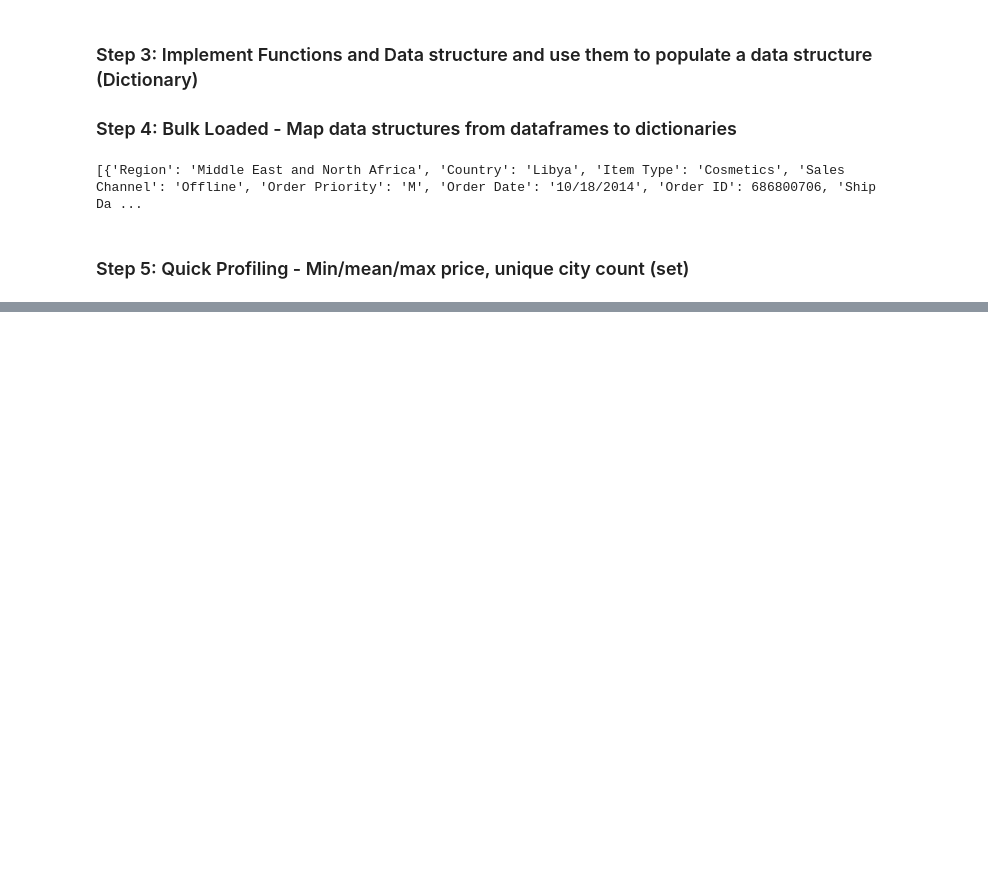
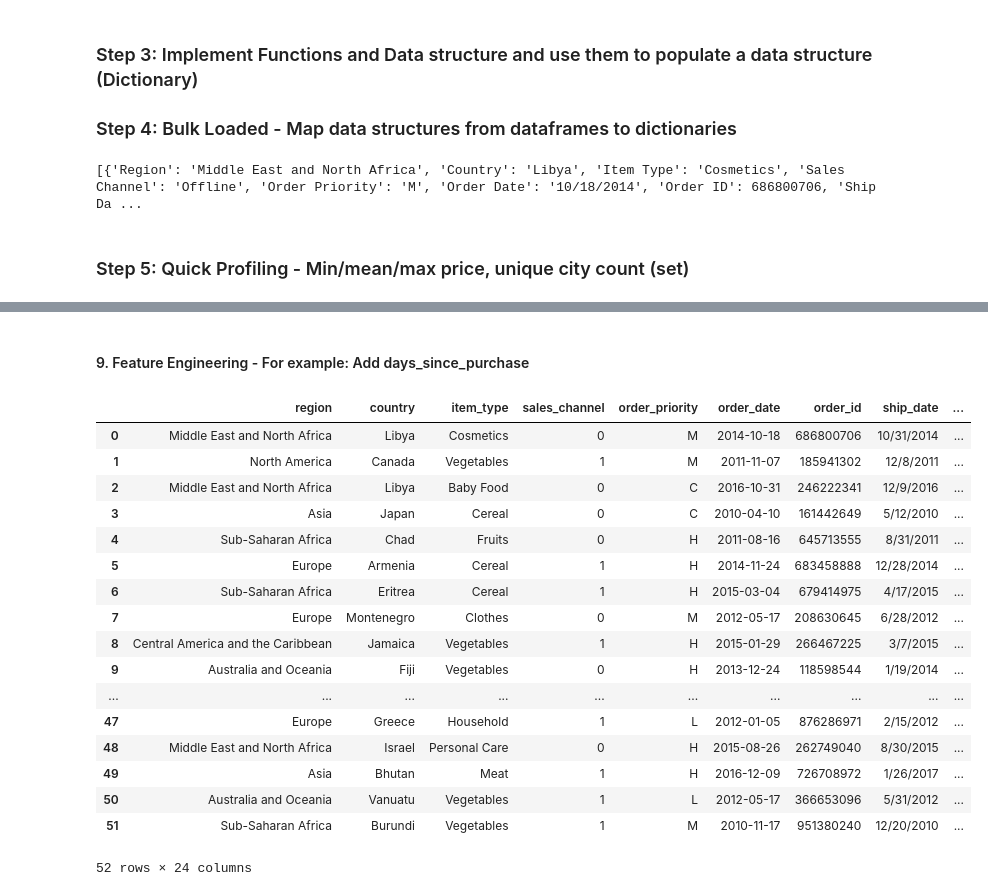
Before and after one commit to Mostafa-Allahmoradi/Lab2---Data-Collection-and-Pre-processing, a Jupyter notebook: lab2_notebook.ipynb, the cells around one changed output, grey strips where cells are left out. Cells and saved outputs as stored; diff of their text form; code cells hidden in the pictures; blank space fills up the shorter version.

```diff
--- a/lab2_notebook.ipynb
+++ b/lab2_notebook.ipynb
@@ -181,0 +276,36 @@ sales_shipping_data.head(len(sales_shipping_data))
+# %% [markdown]
+#### 9. Feature Engineering - For example: Add days_since_purchase
+# %%
+def add_days_since_purchase(df):
+    date_col="order_date"
+    # Ensure the column is datetime
+    df[date_col] = pd.to_datetime(df[date_col], errors="coerce")
+
+    # Compute days since purchase
+    today = pd.Timestamp.today().normalize()  # removes time portion
+    df["days_since_purchase"] = (today - df[date_col]).dt.days
+
+    return df
+
+sales_shipping_data = add_days_since_purchase(sales_shipping_data)
+
+sales_shipping_data.head(len(sales_records_path))
+# %% [output]
+|  | region | country | item_type | sales_channel | order_priority | order_date | order_id | ship_date | ... |
+| 0 | Middle East and North Africa | Libya | Cosmetics | 0 | M | 2014-10-18 | 686800706 | 10/31/2014 | ... |
+| 1 | North America | Canada | Vegetables | 1 | M | 2011-11-07 | 185941302 | 12/8/2011 | ... |
+| 2 | Middle East and North Africa | Libya | Baby Food | 0 | C | 2016-10-31 | 246222341 | 12/9/2016 | ... |
+| 3 | Asia | Japan | Cereal | 0 | C | 2010-04-10 | 161442649 | 5/12/2010 | ... |
+| 4 | Sub-Saharan Africa | Chad | Fruits | 0 | H | 2011-08-16 | 645713555 | 8/31/2011 | ... |
+| 5 | Europe | Armenia | Cereal | 1 | H | 2014-11-24 | 683458888 | 12/28/2014 | ... |
+| 6 | Sub-Saharan Africa | Eritrea | Cereal | 1 | H | 2015-03-04 | 679414975 | 4/17/2015 | ... |
+| 7 | Europe | Montenegro | Clothes | 0 | M | 2012-05-17 | 208630645 | 6/28/2012 | ... |
+| 8 | Central America and the Caribbean | Jamaica | Vegetables | 1 | H | 2015-01-29 | 266467225 | 3/7/2015 | ... |
+| 9 | Australia and Oceania | Fiji | Vegetables | 0 | H | 2013-12-24 | 118598544 | 1/19/2014 | ... |
+| ... | ... | ... | ... | ... | ... | ... | ... | ... | ... |
+| 47 | Europe | Greece | Household | 1 | L | 2012-01-05 | 876286971 | 2/15/2012 | ... |
+| 48 | Middle East and North Africa | Israel | Personal Care | 0 | H | 2015-08-26 | 262749040 | 8/30/2015 | ... |
+| 49 | Asia | Bhutan | Meat | 1 | H | 2016-12-09 | 726708972 | 1/26/2017 | ... |
+| 50 | Australia and Oceania | Vanuatu | Vegetables | 1 | L | 2012-05-17 | 366653096 | 5/31/2012 | ... |
+| 51 | Sub-Saharan Africa | Burundi | Vegetables | 1 | M | 2010-11-17 | 951380240 | 12/20/2010 | ... |
+52 rows × 24 columns
```
Also changed, not shown: parts of 12 cells of this notebook, 4 other files.
